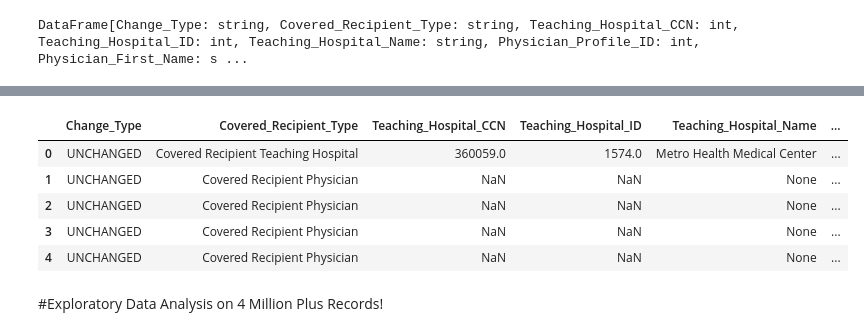
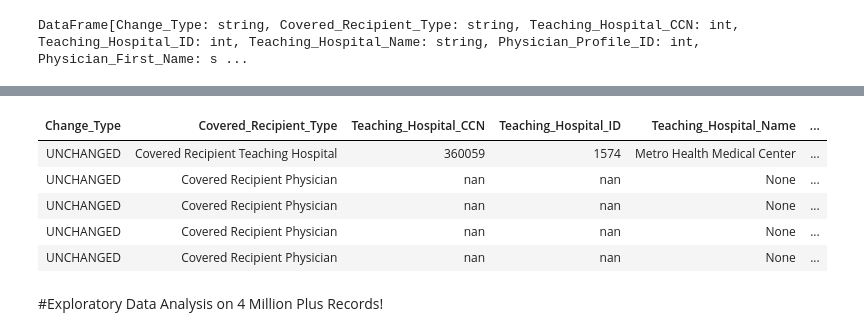
Before and after one commit to acportfolio/acportfolio, a Jupyter notebook: Apache_Spark_US_Health_Medicare_Payments_Exploratory_Data_Analysis.ipynb, the cells around one changed output, grey strips where cells are left out. Cells and saved outputs as stored; diff of their text form; code cells hidden in the pictures.

```diff
--- a/Apache_Spark_US_Health_Medicare_Payments_Exploratory_Data_Analysis.ipynb
+++ b/Apache_Spark_US_Health_Medicare_Payments_Exploratory_Data_Analysis.ipynb
@@ -155,13 +164,13 @@ print('Number of records in the unified file....', df.count()) #The number of re
 # %%
 #Lets looks at the combined dataframe
-df.limit(5).toPandas()
+df.limit(5).toPandas().style.hide_index()
 # %% [output]
-|  | Change_Type | Covered_Recipient_Type | Teaching_Hospital_CCN | Teaching_Hospital_ID | Teaching_Hospital_Name | ... |
-| 0 | UNCHANGED | Covered Recipient Teaching Hospital | 360059.0 | 1574.0 | Metro Health Medical Center | ... |
-| 1 | UNCHANGED | Covered Recipient Physician | NaN | NaN | None | ... |
-| 2 | UNCHANGED | Covered Recipient Physician | NaN | NaN | None | ... |
-| 3 | UNCHANGED | Covered Recipient Physician | NaN | NaN | None | ... |
-| 4 | UNCHANGED | Covered Recipient Physician | NaN | NaN | None | ... |
+| Change_Type | Covered_Recipient_Type | Teaching_Hospital_CCN | Teaching_Hospital_ID | Teaching_Hospital_Name | ... |
+| UNCHANGED | Covered Recipient Teaching Hospital | 360059 | 1574 | Metro Health Medical Center | ... |
+| UNCHANGED | Covered Recipient Physician | nan | nan | None | ... |
+| UNCHANGED | Covered Recipient Physician | nan | nan | None | ... |
+| UNCHANGED | Covered Recipient Physician | nan | nan | None | ... |
+| UNCHANGED | Covered Recipient Physician | nan | nan | None | ... |
 # %%
 #Convert numerical fields from string to appropriate datatype
 #numerical: Total_Amount_of_Payment_USDollars, Total_Amount_of_Payment_USDollars
```
Also changed, not shown: parts of 22 cells of this notebook, 1 other file.
